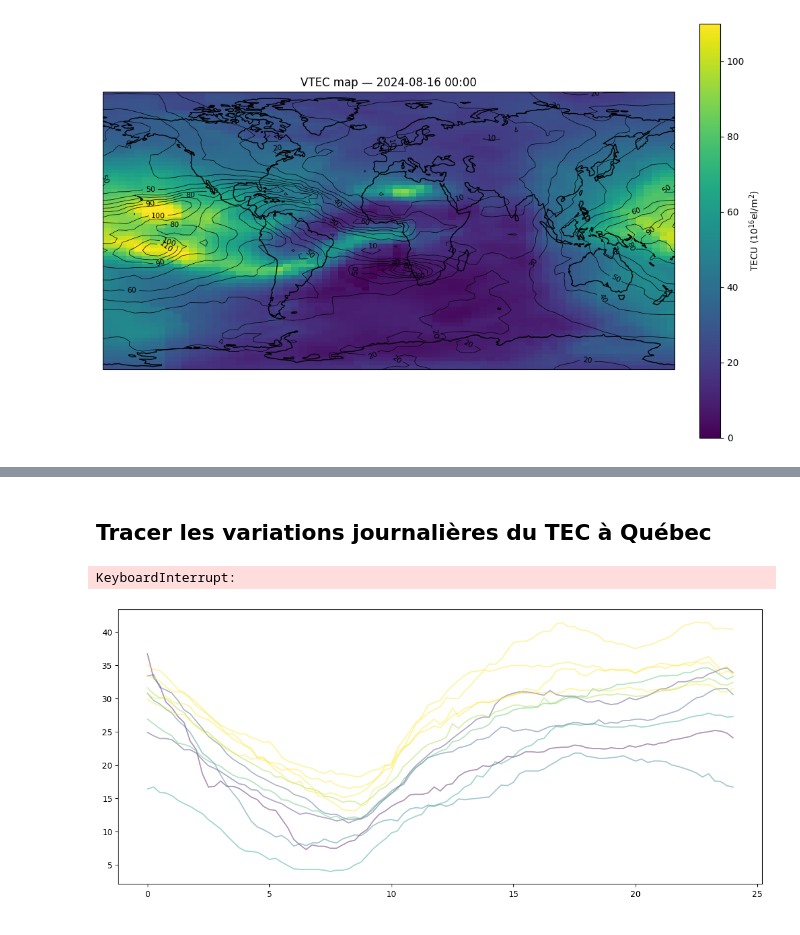
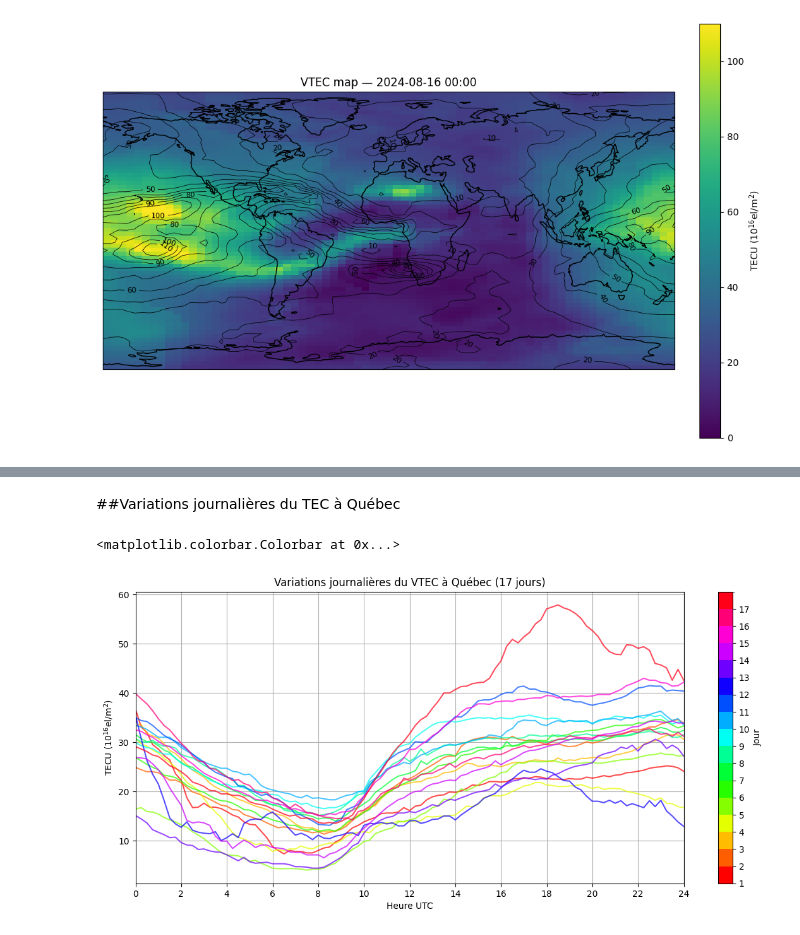
Before and after one commit to ClementineBeau/Atelier_Ionex, a Jupyter notebook: notebook_atelier_v2.ipynb, the cells around one changed output, grey strips where cells are left out. Cells and saved outputs as stored; diff of their text form; code cells hidden in the pictures.

```diff
--- a/notebook_atelier_v2.ipynb
+++ b/notebook_atelier_v2.ipynb
@@ -197,37 +225,27 @@ cbar2.set_label('TECU ($10^{16} \\mathrm{el}/\\mathrm{m}^2$)')
 # %% [markdown]
-## Tracer les variations journalières du TEC à Québec
+##Variations journalières du TEC à Québec
 # %%
-lat_QC = 46.8139 #coordonnées hotel de ville de Québec
-lon_QC = -71.2082
-fig, ax = plt.subplots(figsize=(14, 6))
+nb_jours = len(files_ionex_Z)
+cmap_days = plt.cm.get_cmap('hsv', nb_jours)
+norm_days = BoundaryNorm(np.arange(1, nb_jours + 2), ncolors=nb_jours)
+sm = ScalarMappable(norm=norm_days, cmap=cmap_days)
 
-norm = matplotlib.colors.Normalize(vmin=1, vmax=8)
-cmap = plt.cm.viridis
-sm = plt.cm.ScalarMappable(norm=norm, cmap=cmap)
-sm.set_array([])
-lat_QC = 46.8139
-lon_QC = -71.2082
-for day_idx, file in enumerate(sorted(files_ionex_Z), start=1):
-    file_path = os.path.join(folder_ionex, file)
-    file_ionex_i = decompress_ionex_file(file_path)
-    carte_dates = get_tecmaps_with_time(file_ionex_i)
-    # Construction des paires (heure, tec) et tri
-    data_points = [
-        (date[3] + date[4] / 60.0, get_tec(tecmap, lat_QC, lon_QC))
-        for date, tecmap in carte_dates
-    ]
-    data_points.sort()  # tri croissant sur l'heure
-    heures, tec_values = zip(*data_points)  # unzip les listes triées
-    ax.plot(heures, tec_values, color=cmap(norm(day_idx)), alpha=0.4)
-ax.set_title('Variations journalières du VTEC à Québec (1 courbe par jour, 8 jours)')
-ax.set_xlabel('Heure UTC')
-ax.set_ylabel('TECU ($10^{16} \\mathrm{el}/\\mathrm{m}^2$)')
-ax.grid(True)
-ax.set_xlim(0, 24)
-ax.set_xticks(np.arange(0, 25, 2))
-cbar = fig.colorbar(sm, ax=ax, orientation='vertical', label='Jour')
-plt.tight_layout()
-plt.show()
+fig3, ax3 = plt.subplots(figsize=(14, 6))
+for day_idx, file in enumerate(files_ionex_Z, start=1):
+    file_i = decompress_ionex_file(os.path.join(FOLDER_IONEX, file))
+    cartes_jour = get_tecmaps_with_time(file_i)
+    data_points = [(date[3] + date[4] / 60.0, get_tec(tecmap, LAT_QC, LON_QC)) for date, tecmap in cartes_jour]
+    data_points.sort()
+    heures, tec_values = zip(*data_points)
+    ax3.plot(heures, tec_values, color=cmap_days(day_idx - 1), alpha=0.7, label=f'Jour {day_idx}')
+
+ax3.set_title(f'Variations journalières du VTEC à Québec ({nb_jours} jours)')
+ax3.set_xlabel('Heure UTC')
+ax3.set_ylabel('TECU ($10^{16} \\mathrm{{el}}/\\mathrm{{m}}^2$)')
+ax3.grid(True)
+ax3.set_xlim(0, 24)
+ax3.set_xticks(np.arange(0, 25, 2))
+fig3.colorbar(sm, ax=ax3, orientation='vertical', ticks=np.arange(1, nb_jours + 1), label='Jour')
 # %% [output]
-KeyboardInterrupt:
+<matplotlib.colorbar.Colorbar at 0x...>
-[figure, old version]
+[figure, new version]
```
Also changed, not shown: parts of 2 cells of this notebook.
